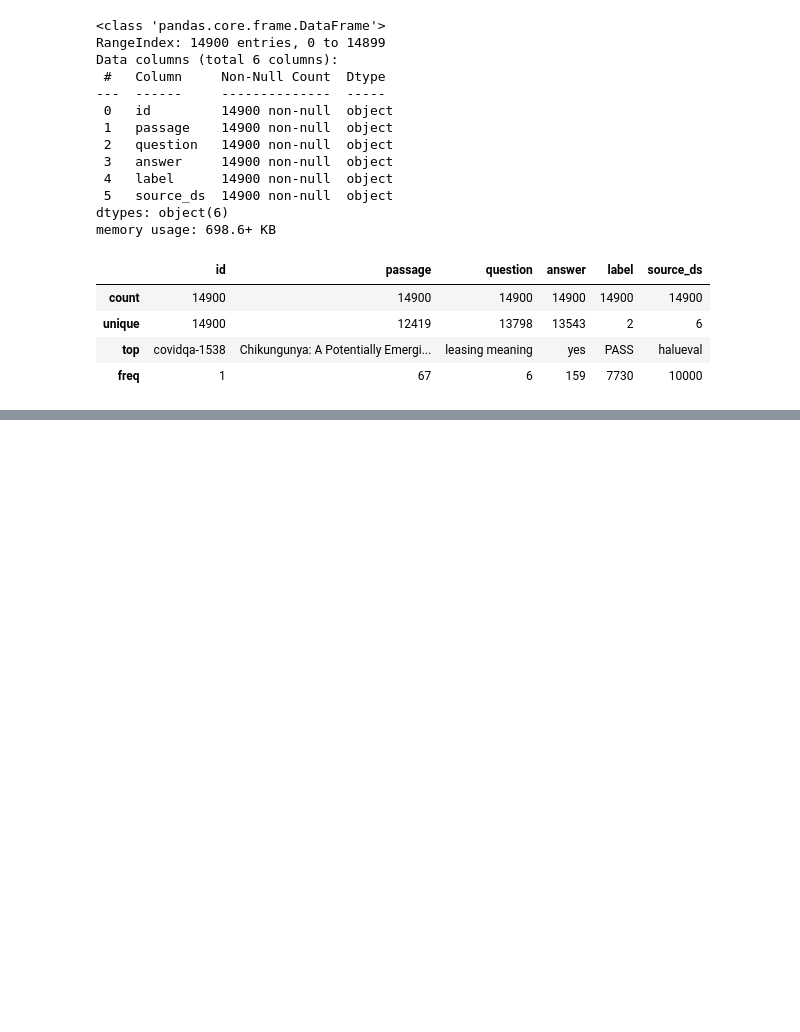
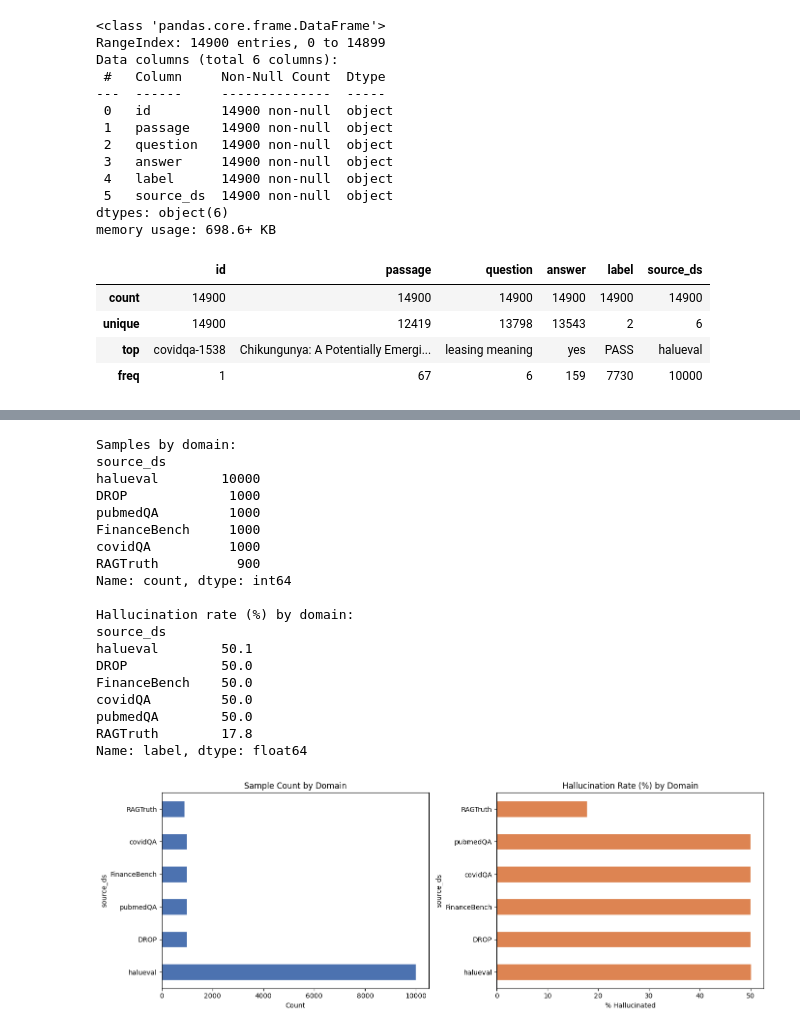
Before and after one commit to lexinejazly-asuncion/Hallucination_Detection, a Jupyter notebook: Hallucination_Detection.ipynb, the cells around one changed output, grey strips where cells are left out. Cells and saved outputs as stored; diff of their text form; code cells hidden in the pictures; blank space fills up the shorter version.

```diff
--- a/Hallucination_Detection.ipynb
+++ b/Hallucination_Detection.ipynb
@@ -39,0 +133,43 @@ hall_dec_pd.describe()
+# %%
+# ── 6. DOMAIN BREAKDOWN ─────────────────────────────────────
+domain_counts = hall_dec_pd["source_ds"].value_counts()
+print(f"\nSamples by domain:\n{domain_counts}")
+
+hall_rate = hall_dec_pd.groupby("source_ds")["label"].apply(
+    lambda x: (x == "FAIL").sum() / len(x) * 100
+).sort_values(ascending=False).round(1)
+print(f"\nHallucination rate (%) by domain:\n{hall_rate}")
+
+fig, axes = plt.subplots(1, 2, figsize=(14, 5))
+
+domain_counts.plot(kind="barh", ax=axes[0], color="#4C72B0", edgecolor="white")
+axes[0].set_title("Sample Count by Domain")
+axes[0].set_xlabel("Count")
+
+hall_rate.plot(kind="barh", ax=axes[1], color="#DD8452", edgecolor="white")
+axes[1].set_title("Hallucination Rate (%) by Domain")
+axes[1].set_xlabel("% Hallucinated")
+
+plt.tight_layout()
+plt.show()
+# %% [output]
+Samples by domain:
+source_ds
+halueval        10000
+DROP             1000
+pubmedQA         1000
+FinanceBench     1000
+covidQA          1000
+RAGTruth          900
+Name: count, dtype: int64
+
+Hallucination rate (%) by domain:
+source_ds
+halueval        50.1
+DROP            50.0
+FinanceBench    50.0
+covidQA         50.0
+pubmedQA        50.0
+RAGTruth        17.8
+Name: label, dtype: float64
+[figure, added]
```
Also changed, not shown: parts of 7 cells of this notebook.
